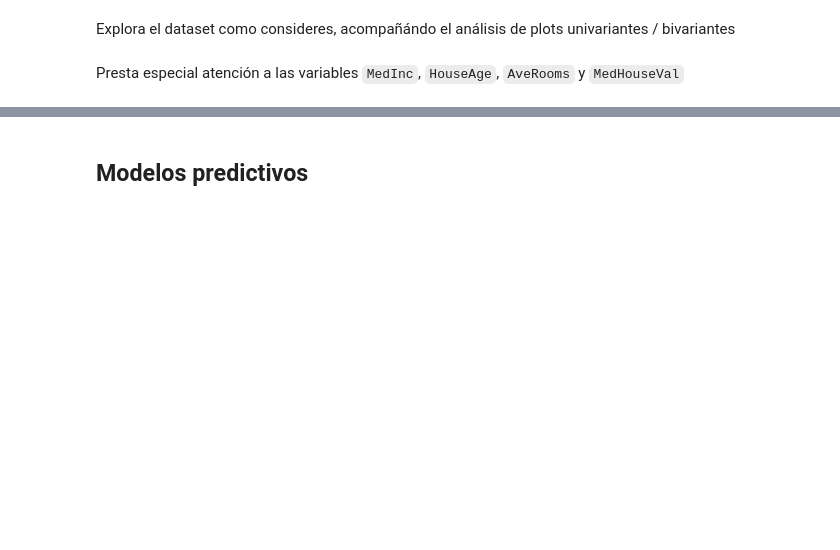
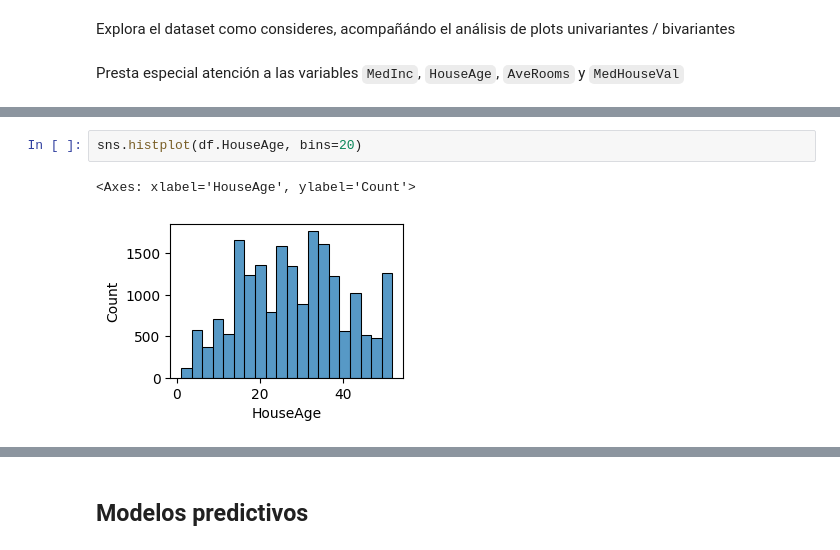
Before and after one commit to poacosta/ml_esesa_2024, a Jupyter notebook: 02.linear_regression_practice.ipynb, the cells around one changed output, grey strips where cells are left out. Drawn from its saved outputs; the diff is of its cells as text; blank space fills up the shorter version.

```diff
--- a/02.linear_regression_practice.ipynb
+++ b/02.linear_regression_practice.ipynb
@@ -37,0 +77,5 @@ Presta especial atención a las variables `MedInc`, `HouseAge`, `AveRooms` y `Me
+# %%
+sns.histplot(df.HouseAge, bins=20)
+# %% [output]
+<Axes: xlabel='HouseAge', ylabel='Count'>
+[figure, added]
```
Also changed, not shown: parts of 58 cells of this notebook.
